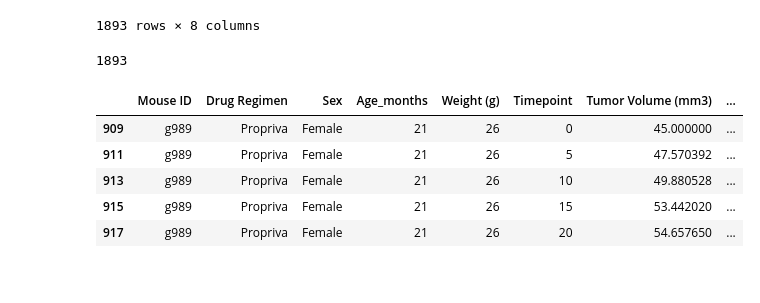
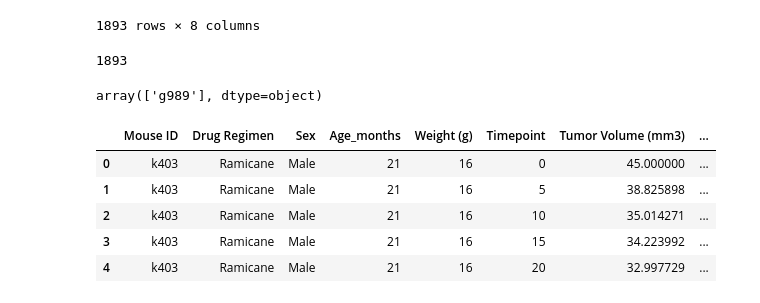
Before and after one commit to tochdo/Matplotlib, a Jupyter notebook: Matplotlib Homework.ipynb, the cells around one changed output. Drawn from its saved outputs; the diff is of its cells as text; code cells hidden in the pictures.

```diff
--- a/Matplotlib Homework.ipynb
+++ b/Matplotlib Homework.ipynb
@@ -41,18 +43,22 @@ merge_df["Mouse ID"].count()
 dupes_mice = merge_df[merge_df.duplicated(['Mouse ID', 'Timepoint'])]
 
 #display
-dupes_mice
+dupes_mice["Mouse ID"].unique()
 # %% [output]
-|  | Mouse ID | Drug Regimen | Sex | Age_months | Weight (g) | Timepoint | Tumor Volume (mm3) | ... |
-| 909 | g989 | Propriva | Female | 21 | 26 | 0 | 45.000000 | ... |
-| 911 | g989 | Propriva | Female | 21 | 26 | 5 | 47.570392 | ... |
-| 913 | g989 | Propriva | Female | 21 | 26 | 10 | 49.880528 | ... |
-| 915 | g989 | Propriva | Female | 21 | 26 | 15 | 53.442020 | ... |
-| 917 | g989 | Propriva | Female | 21 | 26 | 20 | 54.657650 | ... |
+array(['g989'], dtype=object)
 # %%
-# Create a clean DataFrame by dropping the duplicate mouse by its ID.
-clean_mice = merge_df.drop_duplicates(
-  subset = ['Mouse ID'],
-  keep = 'last').reset_index(drop = True)
+# Create a clean DataFrame by dropping the duplicate mouse by its ID. delete rows with mouse Id = g989
+# Get names of indexes
+indexNames = merge_df[merge_df['Mouse ID'] == 'g989' ].index
+# Delete these row indexes from dataFrame
+merge_df.drop(indexNames , inplace=True)
+merge_df.head()
+# %% [output]
+|  | Mouse ID | Drug Regimen | Sex | Age_months | Weight (g) | Timepoint | Tumor Volume (mm3) | ... |
+| 0 | k403 | Ramicane | Male | 21 | 16 | 0 | 45.000000 | ... |
+| 1 | k403 | Ramicane | Male | 21 | 16 | 5 | 38.825898 | ... |
+| 2 | k403 | Ramicane | Male | 21 | 16 | 10 | 35.014271 | ... |
+| 3 | k403 | Ramicane | Male | 21 | 16 | 15 | 34.223992 | ... |
+| 4 | k403 | Ramicane | Male | 21 | 16 | 20 | 32.997729 | ... |
 # %%
 # Checking the number of mice in the clean DataFrame.
```
Also changed, not shown: parts of 8 cells of this notebook.
